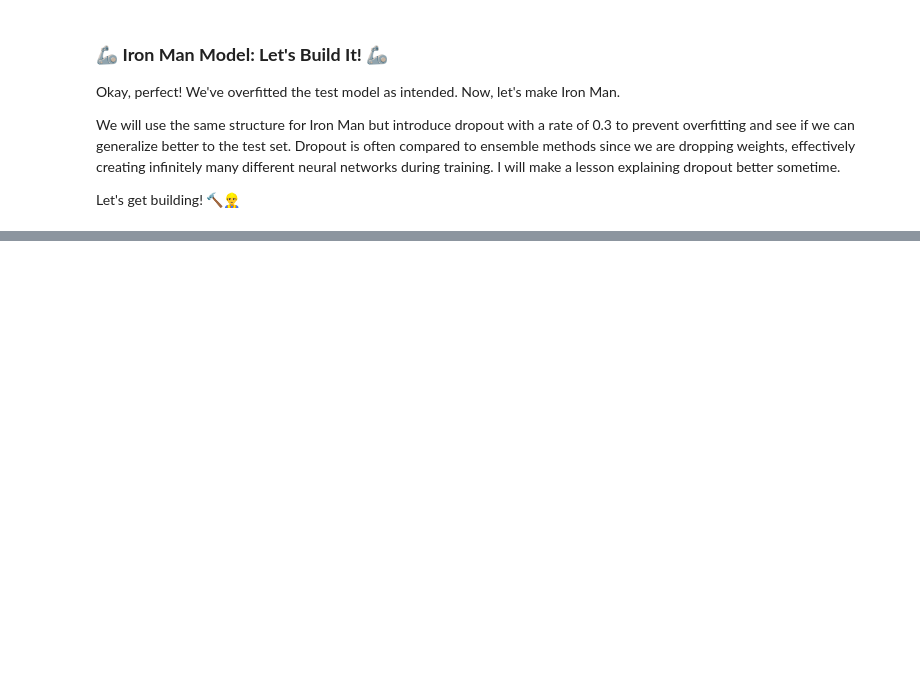
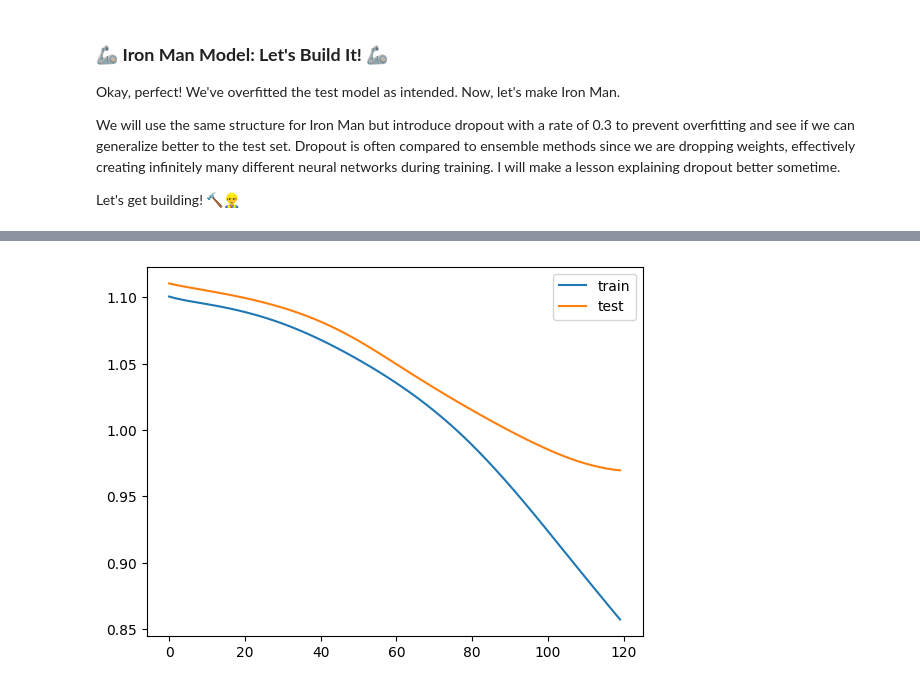
Before and after one commit to KubaJerz/learn-ml, a Jupyter notebook: tinkerLab/03lesson_many_men_vs_ironman.ipynb, the cells around one changed output, grey strips where cells are left out. Saved outputs shown, nothing was run; the diff lists cells and outputs as text; code cells hidden in the pictures; blank space fills up the shorter version.

```diff
--- a/tinkerLab/03lesson_many_men_vs_ironman.ipynb
+++ b/tinkerLab/03lesson_many_men_vs_ironman.ipynb
@@ -293,7 +301,7 @@ devlossi = []
 f1 = []
 devf1 = []
 
-for epoch in tqdm(range(10)):
+for epoch in tqdm(range(200)):
     out = ironman.forward(X_train)
 
     optimizer.zero_grad()
@@ -308,7 +316,7 @@ for epoch in tqdm(range(10)):
         devloss  = criterion(devout, y_test)
         devlossi.append(devloss.item())
 
-    if epoch % 1:
+    if epoch % 2:
         plt.close()
         plt.plot(lossi, label='train')
         plt.plot(devlossi, label='test')
@@ -345,0 +397,38 @@ weighted avg       0.50      0.48      0.45     17280
+# %%
+lossi = []
+devlossi = []
+
+for epoch in tqdm(range(120)):
+    out0 = man00.forward(X_train)
+
+
+
+    optimizer00.zero_grad()
+
+
+    loss0 = criterion(out0, y_train)
+
+    loss0.backward()
+
+
+    loss = criterion(out0,y_train)
+    lossi.append(loss.item())
+
+    optimizer00.step()
+
+
+    with torch.no_grad():
+        devout0 = man00.forward(X_test)
+
+        devloss = criterion(devout0, y_test)
+        devlossi.append(devloss.item())
+
+    if epoch % 2:
+        plt.close()
+        plt.plot(lossi, label='train')
+        plt.plot(devlossi, label='test')
+
+        plt.legend()
+        plt.savefig("loss.png")
+# %% [output]
+[figure, added]
```
Also changed, not shown: parts of 20 cells of this notebook.
